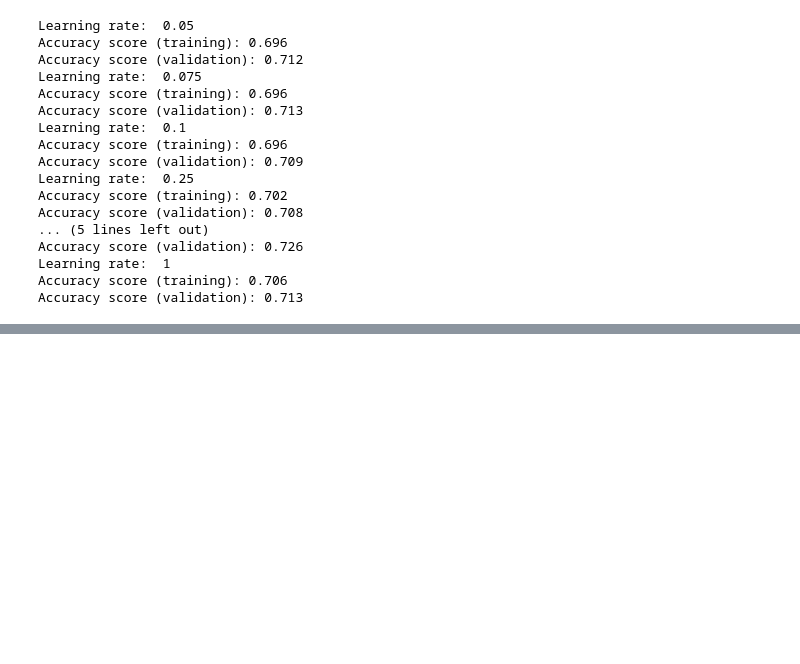
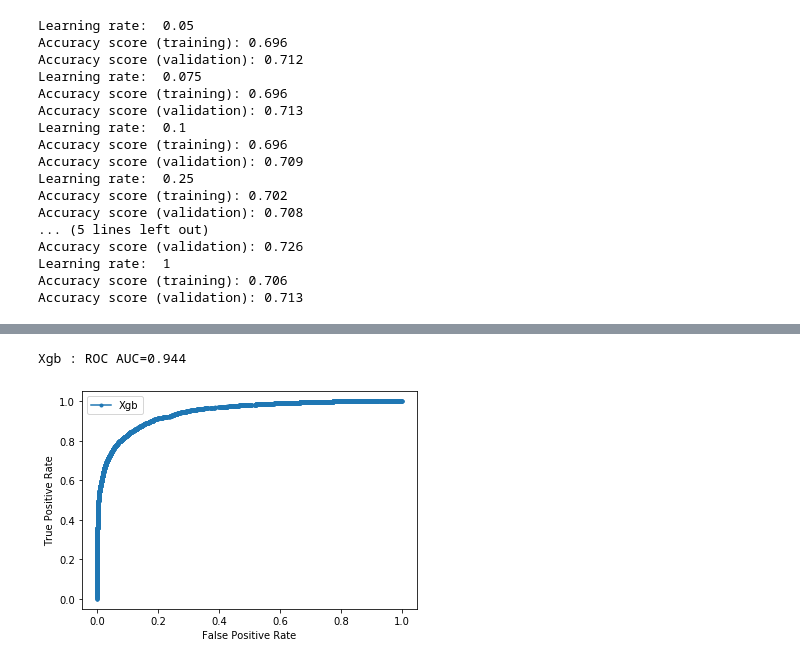
Before and after one commit to alefiya-naseem/CustomerRetention-Revenue, a Jupyter notebook: Notebooks/WayFair Phase-1.ipynb, the cells around one changed output, grey strips where cells are left out. Drawn from its saved outputs; the diff is of its cells as text; code cells hidden in the pictures; blank space fills up the shorter version.

```diff
--- a/Notebooks/WayFair Phase-1.ipynb
+++ b/Notebooks/WayFair Phase-1.ipynb
@@ -749,0 +1047,15 @@ Accuracy score (validation): 0.883
+# %%
+final_classification_model = XGBClassifier(
+ learning_rate =0.1,
+ n_estimators=80,
+ max_depth=7,
+ min_child_weight=1,
+ gamma=0.8,
+reg_alpha = 1.0,
+reg_lambda = 1.0,
+ subsample=0.9,
+ colsample_bytree=0.8,
+ objective= 'binary:logistic',
+ nthread=4,
+ scale_pos_weight=1,
+ seed=27).fit(X_train_balance[Best_feature_set],y_train_balance)
@@ -749,0 +1154,22 @@ Accuracy score (validation): 0.883
+# %%
+def plot_roc_curve(y_true, y_prob, model="Model"):
+    # calculate scores
+    lr_auc = roc_auc_score(y_true, y_prob)
+    # summarize scores
+    print(model, ': ROC AUC=%.3f' % (lr_auc))
+    # calculate roc curves
+    lr_fpr, lr_tpr, _ = roc_curve(y_true, y_prob)
+    # plot the roc curve for the model
+    plt.plot(lr_fpr, lr_tpr, marker='.', label=model)
+    # axis labels
+    plt.xlabel('False Positive Rate')
+    plt.ylabel('True Positive Rate')
+    # show the legend
+    plt.legend()
+    # show the plot
+    plt.show()
+# %%
+plot_roc_curve(y_train_balance, probs_train[:,1], model="Xgb")
+# %% [output]
+Xgb : ROC AUC=0.944
+[figure, added]
```
Also changed, not shown: parts of 44 cells of this notebook, 14 other files.
